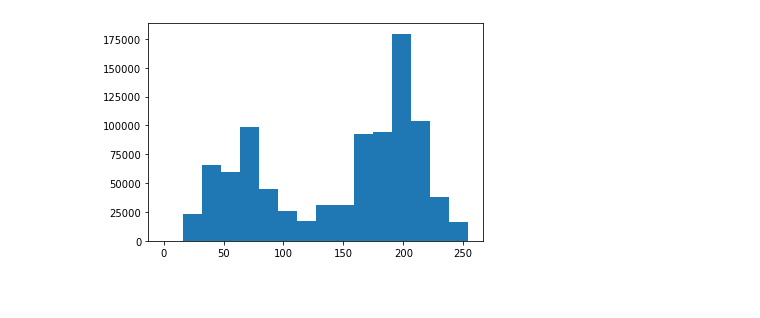
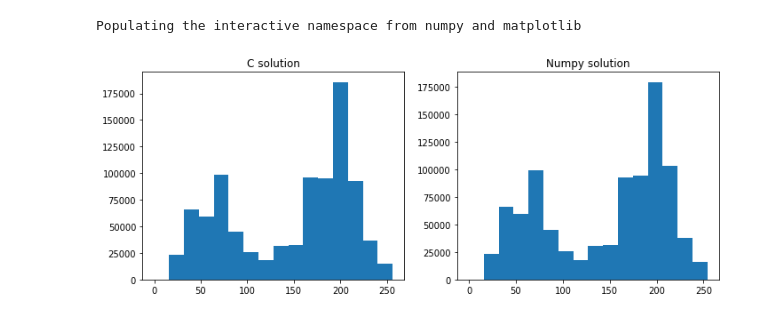
Before and after one commit to Kabor42/histogram, a Jupyter notebook: hist.ipynb, the cells around one changed output. Saved outputs shown, nothing was run; the diff lists cells and outputs as text; code cells hidden in the pictures.

Commit message:
Pretty print

```diff
--- a/hist.ipynb
+++ b/hist.ipynb
@@ -9,6 +1,19 @@ Populating the interactive namespace from numpy and matplotlib
-# %%
-kep = loadtxt('photo1c1280x720.dat')
-plt.hist(kep, 16)
-plt.show()
-# %% [output]
-[figure, removed]
+# %%
+%pylab inline
+hist = loadtxt('hist.dat')
+kep = loadtxt('photo1c1280x720.dat', dtype=int8)
+mx = loadtxt('fájlnév', dtype=int8)
+print()
+# %% [output]
+Populating the interactive namespace from numpy and matplotlib
+# %%
+# Hist 16
+fig, (ax1,ax2) = plt.subplots(1,2, figsize=(10,4))
+ax1.bar(hist[:,0], hist[:,1], width=hist[1,0]-hist[0,0])
+ax1.set_title('C solution')
+ax2.hist(kep, 16)
+ax2.set_title('Numpy solution')
+
+plt.tight_layout()
+# %% [output]
+[figure, added]
```
Also changed, not shown: parts of 4 cells of this notebook.
